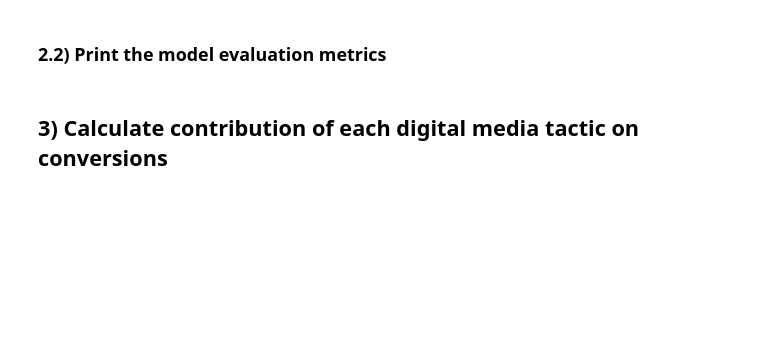
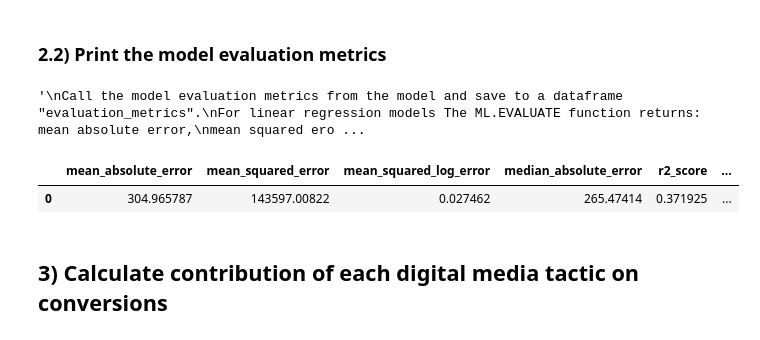
Before and after one commit to google/rba, a Jupyter notebook: Standard Regression (BQML).ipynb, the cells around one changed output. Saved outputs shown, nothing was run; the diff lists cells and outputs as text; code cells hidden in the pictures; blank space fills up the shorter version.

```diff
--- a/Standard Regression (BQML).ipynb
+++ b/Standard Regression (BQML).ipynb
@@ -178,7 +212,5 @@ For linear regression models The ML.EVALUATE function returns: mean absolute err
 mean squared erorr, mean squared log error, median absolute error, r-squared, and
 explained variance metrics.
 '''
-
-%%bigquery evaluation_metrics
-SELECT *
-FROM ML.EVALUATE(MODEL `db.dataset.rba_model`) #update project name
+# %% [output]
+'\nCall the model evaluation metrics from the model and save to a dataframe "evaluation_metrics".\nFor linear regression models The ML.EVALUATE function returns: mean absolute error,\nmean squared ero ...
@@ -185,3 +221,8 @@ FROM ML.EVALUATE(MODEL `db.dataset.rba_model`) #update project name
+# %%
+evaluation_metrics
+# %% [output]
+|  | mean_absolute_error | mean_squared_error | mean_squared_log_error | median_absolute_error | r2_score | ... |
+| 0 | 304.965787 | 143597.00822 | 0.027462 | 265.47414 | 0.371925 | ... |
 # %% [markdown]
 ## 3) Calculate contribution of each digital media tactic on conversions
 # %%
```
Also changed, not shown: parts of 29 cells of this notebook, 1 other file.
